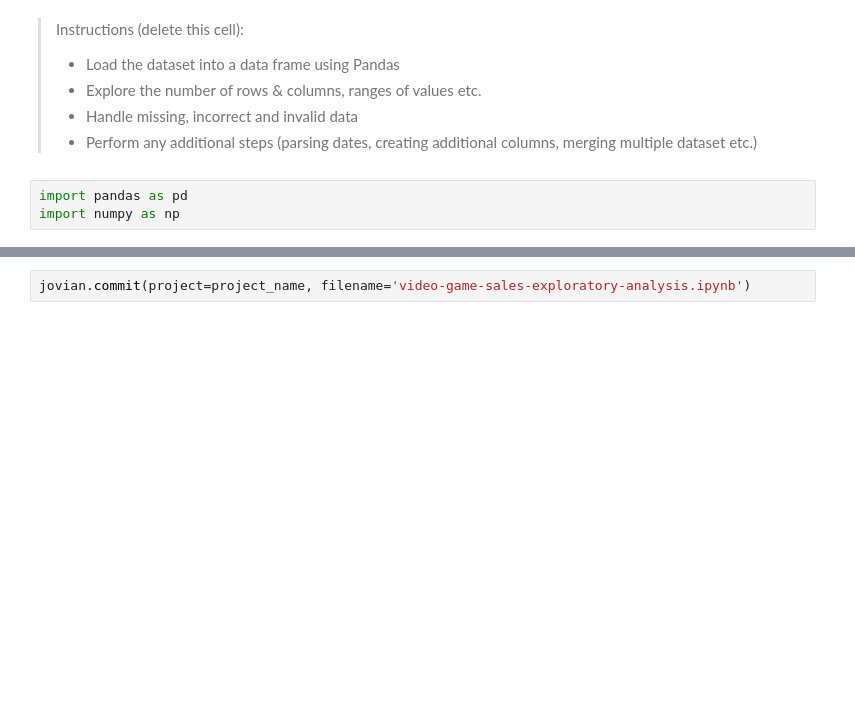
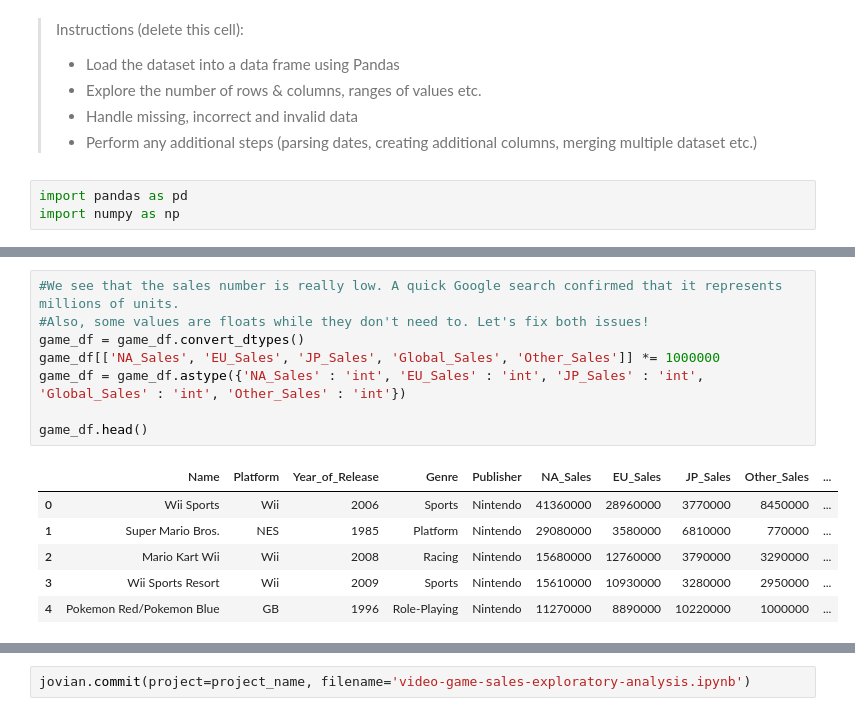
Before and after one commit to MatiasCarbone/video-game-sales-exploratory-analysis, a Jupyter notebook: video-game-sales-exploratory-analysis.ipynb, the cells around one changed output, grey strips where cells are left out. Drawn from its saved outputs; the diff is of its cells as text; blank space fills up the shorter version.

```diff
--- a/video-game-sales-exploratory-analysis.ipynb
+++ b/video-game-sales-exploratory-analysis.ipynb
@@ -154,0 +168,15 @@ xbox_df = pd.read_csv('videogames-sales-dataset\XboxOne_GameSales.csv', encoding
+# %%
+#We see that the sales number is really low. A quick Google search confirmed that it represents millions of units.
+#Also, some values are floats while they don't need to. Let's fix both issues!
+game_df = game_df.convert_dtypes()
+game_df[['NA_Sales', 'EU_Sales', 'JP_Sales', 'Global_Sales', 'Other_Sales']] *= 1000000
+game_df = game_df.astype({'NA_Sales' : 'int', 'EU_Sales' : 'int', 'JP_Sales' : 'int', 'Global_Sales' : 'int', 'Other_Sales' : 'int'})
+
+game_df.head()
+# %% [output]
+|  | Name | Platform | Year_of_Release | Genre | Publisher | NA_Sales | EU_Sales | JP_Sales | Other_Sales | ... |
+| 0 | Wii Sports | Wii | 2006 | Sports | Nintendo | 41360000 | 28960000 | 3770000 | 8450000 | ... |
+| 1 | Super Mario Bros. | NES | 1985 | Platform | Nintendo | 29080000 | 3580000 | 6810000 | 770000 | ... |
+| 2 | Mario Kart Wii | Wii | 2008 | Racing | Nintendo | 15680000 | 12760000 | 3790000 | 3290000 | ... |
+| 3 | Wii Sports Resort | Wii | 2009 | Sports | Nintendo | 15610000 | 10930000 | 3280000 | 2950000 | ... |
+| 4 | Pokemon Red/Pokemon Blue | GB | 1996 | Role-Playing | Nintendo | 11270000 | 8890000 | 10220000 | 1000000 | ... |
```
Also changed, not shown: parts of 6 cells of this notebook.
